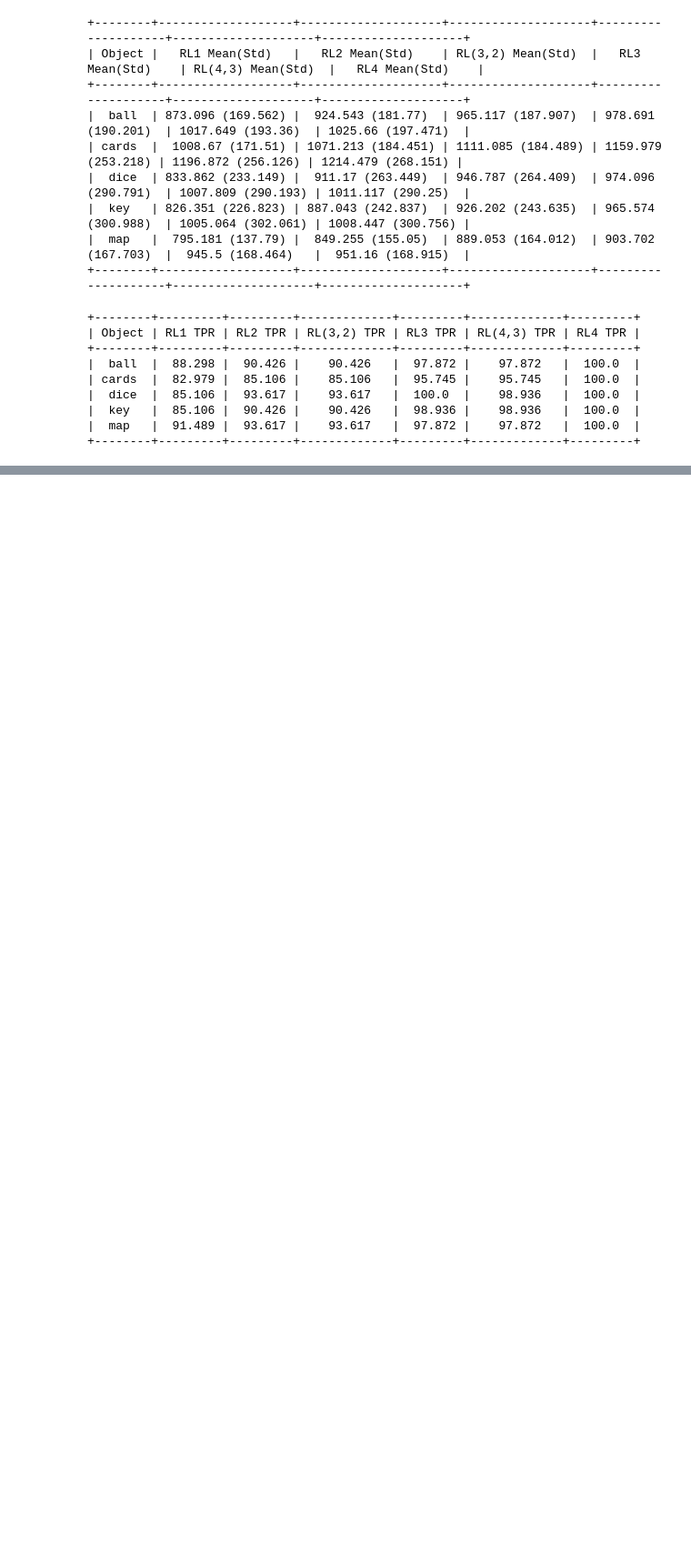
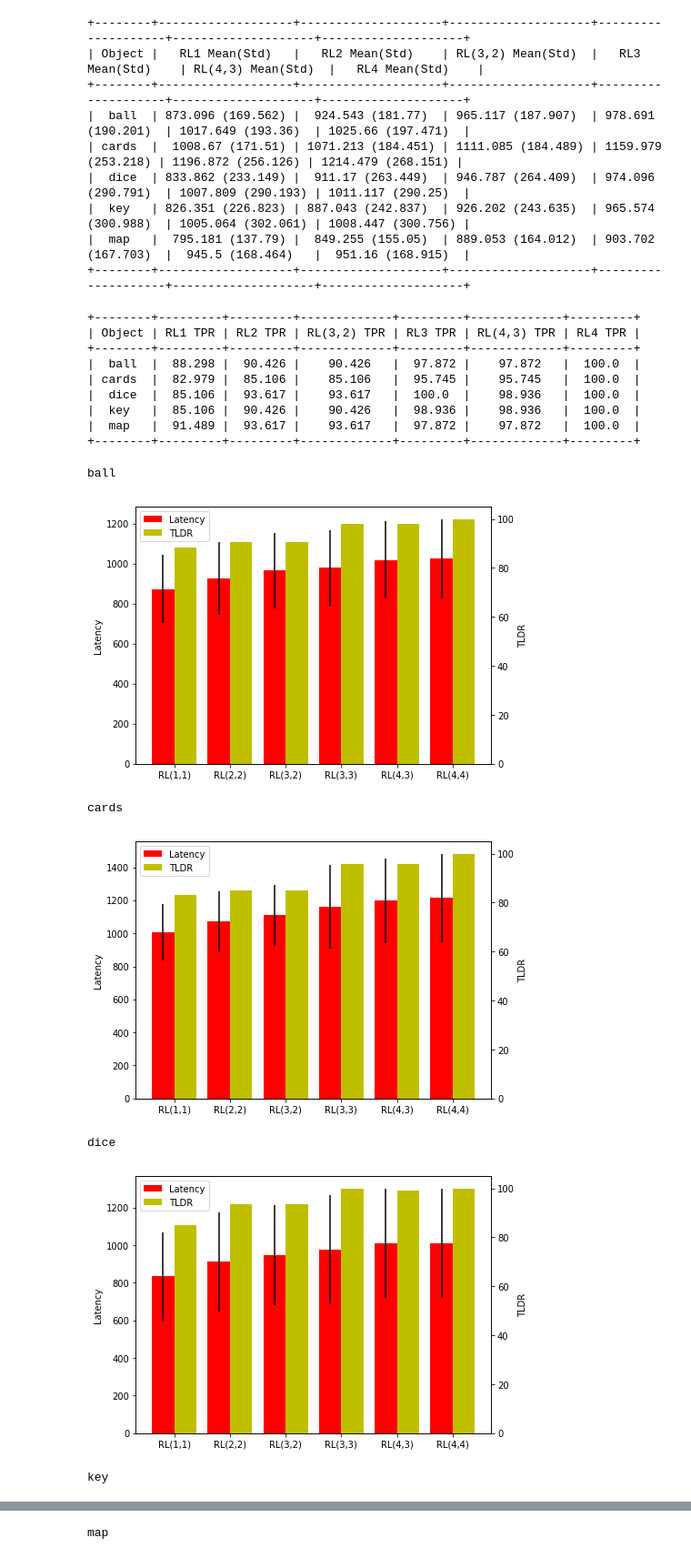
Before and after one commit to anurag1paul/GazeDetectionAnalysis, a Jupyter notebook: Run Length Analysis.ipynb, the cells around one changed output, grey strips where cells are left out. Shown at 91% size. Saved outputs shown, nothing was run; the diff lists cells and outputs as text; code cells hidden in the pictures; blank space fills up the shorter version.

Commit message:
added plots

```diff
--- a/Run Length Analysis.ipynb
+++ b/Run Length Analysis.ipynb
@@ -232,3 +233,36 @@ print(table)
 |  key   |  85.106 |  90.426 |    90.426   |  98.936 |    98.936   |  100.0  |
 |  map   |  91.489 |  93.617 |    93.617   |  97.872 |    97.872   |  100.0  |
 +--------+---------+---------+-------------+---------+-------------+---------+
+# %%
+for obj in rl3_df["object"].unique():
+    obj_dict = {'labels':['RL(1,1)','RL(2,2)','RL(3,2)','RL(3,3)','RL(4,3)', 'RL(4,4)'],
+            'mean':[rl1_dict[obj][0], rl2_dict[obj][0], rl32_dict[obj][0], rl3_dict[obj][0], rl43_dict[obj][0], rl4_dict[obj][0]],
+            'std':[rl1_dict[obj][1], rl2_dict[obj][1], rl32_dict[obj][1], rl3_dict[obj][1], rl43_dict[obj][1], rl4_dict[obj][1]],
+            'tpr':[rl1_dict[obj][2], rl2_dict[obj][2], rl32_dict[obj][2], rl3_dict[obj][2], rl43_dict[obj][2], rl4_dict[obj][2]]}
+    print(obj)
+    fig = plt.figure(figsize=(7,5.2)) # Create matplotlib figure
+
+    ind  = np.arange(6)
+    ax = fig.add_subplot(111) # Create matplotlib axes
+    ax2 = ax.twinx() # Create another axes that shares the same x-axis as ax.
+
+    width = 0.4
+    rects1 = ax.bar(ind, obj_dict['mean'], width, color='r', yerr=obj_dict['std'])
+    rects2 = ax2.bar(ind + width, obj_dict['tpr'], width, color='y')
+
+    ax.set_ylabel('Latency')
+    ax2.set_ylabel('TLDR')
+
+    ax.set_xticks(ind + width / 2)
+    ax.set_xticklabels(obj_dict['labels'])
+    ax.legend((rects1[0], rects2[0]), ('Latency', 'TLDR'), loc=2)
+    plt.savefig(obj + ".png")
+    plt.show()
+# %% [output]
+ball
+[figure, added]
+cards
+[figure, added]
+dice
+[figure, added]
+key
@@ -234,0 +270 @@ print(table)
+map
```
Also changed, not shown: parts of 2 cells of this notebook.
